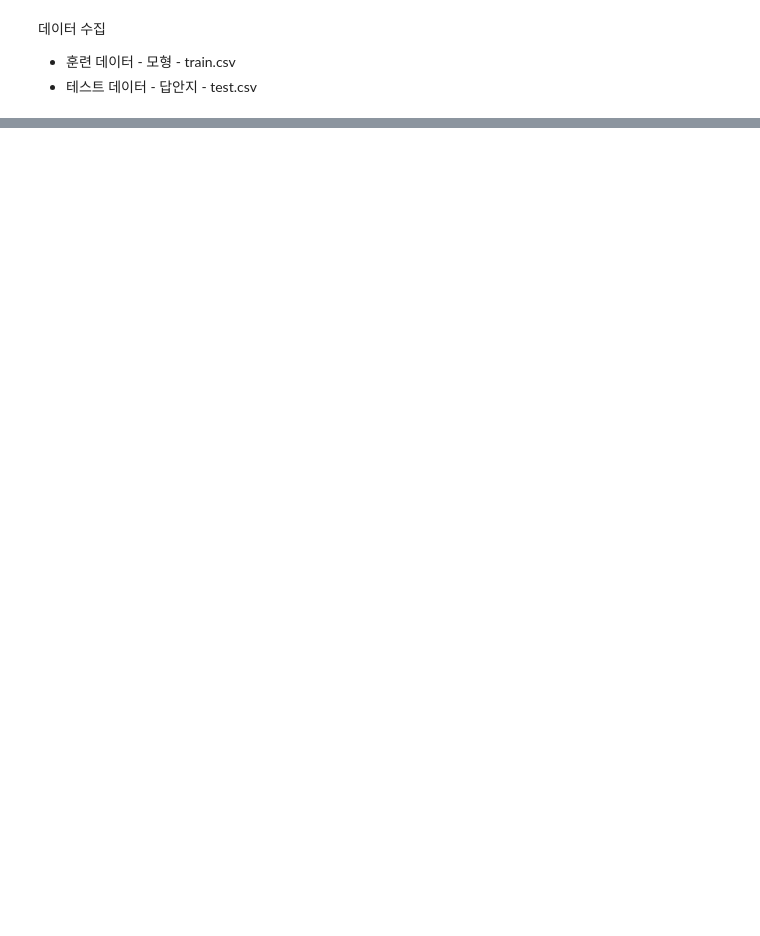
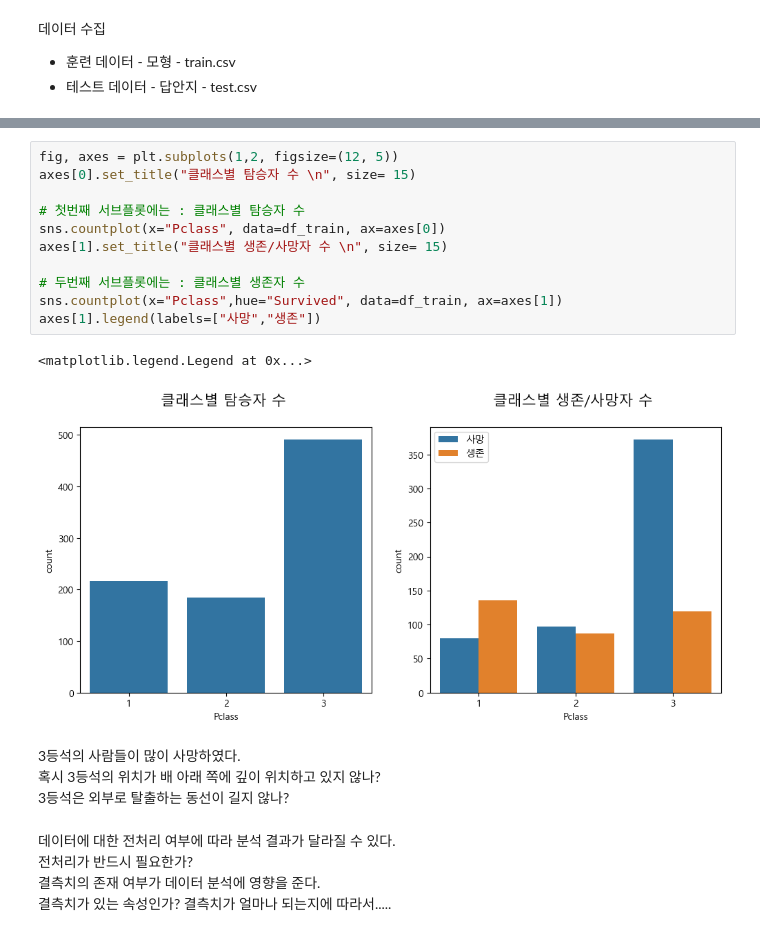
Before and after one commit to mm0307y/BackUp, a Jupyter notebook: ai-lab/basic-step1/31.EDAProject0225/EDA_타이타닉1_0225.ipynb, the cells around one changed output, grey strips where cells are left out. Drawn from its saved outputs; the diff is of its cells as text; blank space fills up the shorter version.

```diff
--- a/ai-lab/basic-step1/31.EDAProject0225/EDA_타이타닉1_0225.ipynb
+++ b/ai-lab/basic-step1/31.EDAProject0225/EDA_타이타닉1_0225.ipynb
@@ -57,0 +301,24 @@ plt.plot?
+# %%
+fig, axes = plt.subplots(1,2, figsize=(12, 5))
+axes[0].set_title("클래스별 탐승자 수 \n", size= 15)
+
+# 첫번째 서브플롯에는 : 클래스별 탐승자 수
+sns.countplot(x="Pclass", data=df_train, ax=axes[0])
+axes[1].set_title("클래스별 생존/사망자 수 \n", size= 15)
+
+# 두번째 서브플롯에는 : 클래스별 생존자 수
+sns.countplot(x="Pclass",hue="Survived", data=df_train, ax=axes[1])
+axes[1].legend(labels=["사망","생존"])
+# %% [output]
+<matplotlib.legend.Legend at 0x...>
+[figure, added]
+# %% [markdown]
+3등석의 사람들이 많이 사망하였다.
+혹시 3등석의 위치가 배 아래 쪽에 깊이 위치하고 있지 않나?
+3등석은 외부로 탈출하는 동선이 길지 않나?
+# %% [markdown]
+데이터에 대한 전처리 여부에 따라 분석 결과가 달라질 수 있다.
+전처리가 반드시 필요한가?
+결측치의 존재 여부가 데이터 분석에 영향을 준다.
+결측치가 있는 속성인가?
+결측치가 얼마나 되는지에 따라서.....
```
Also changed, not shown: parts of 41 cells of this notebook, 8 other files.
